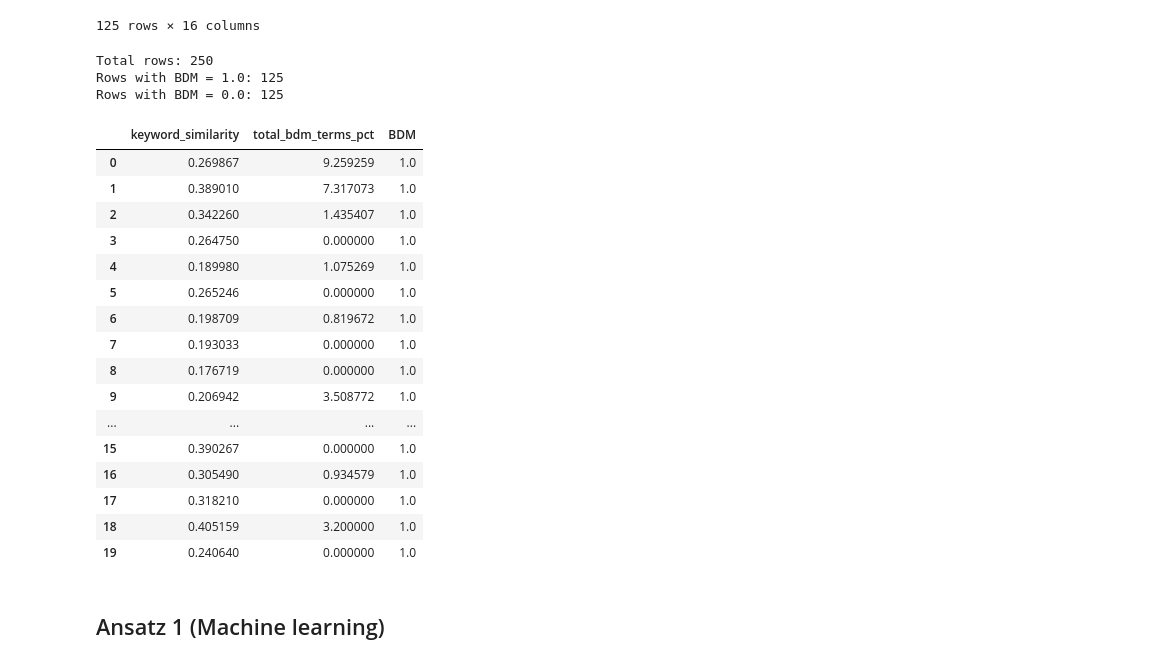
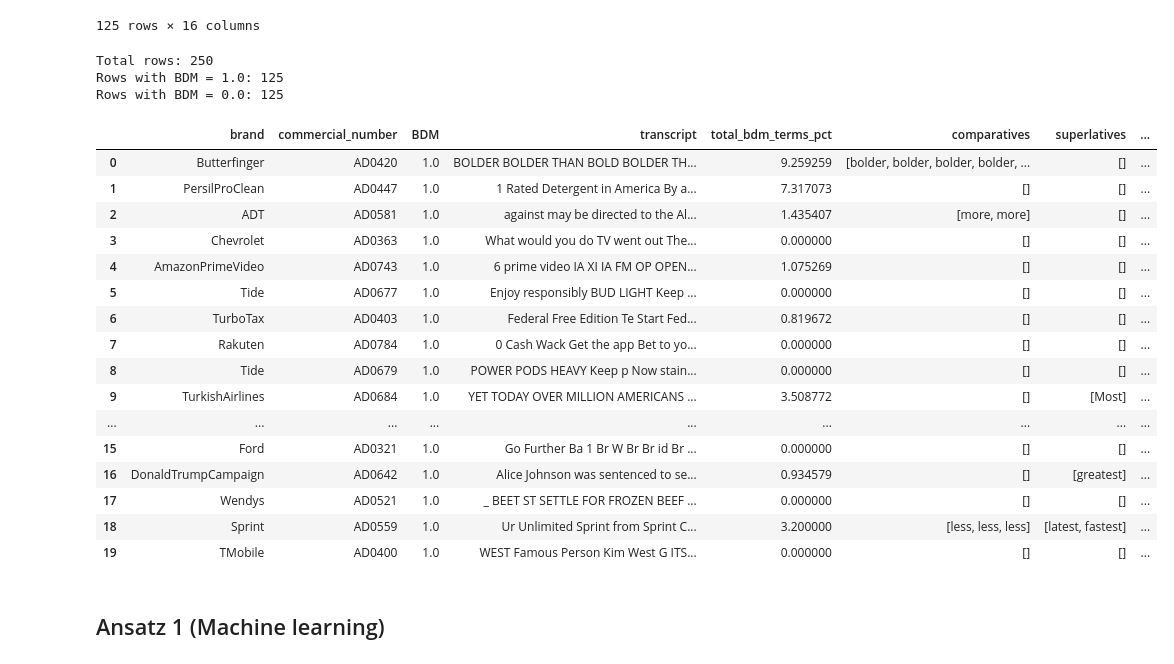
Before and after one commit to NilsLeo/Commercial-Brand-Differentiating-Message-Analysis, a Jupyter notebook: Neues_Projekt/BDM_Detection.ipynb, the cells around one changed output. Drawn from its saved outputs; the diff is of its cells as text; code cells hidden in the pictures.

```diff
--- a/Neues_Projekt/BDM_Detection.ipynb
+++ b/Neues_Projekt/BDM_Detection.ipynb
@@ -540,47 +568,46 @@ display(nice_df)
 # %%
 # Calculate the minimum number of samples in each group
 #
 min_samples = min(len(ad_df[ad_df['BDM'] == 1]), len(ad_df[ad_df['BDM'] == 0]))
 
 # Perform undersampling
 ad_df_balanced = pd.concat([
     ad_df[ad_df['BDM'] == 1].sample(n=min_samples, random_state=42),
     ad_df[ad_df['BDM'] == 0].sample(n=min_samples, random_state=42)
 ]).reset_index(drop=True)
 
 # Print the results
 print(f"Total rows: {len(ad_df_balanced)}")
 print(f"Rows with BDM = 1.0: {len(ad_df_balanced[ad_df_balanced['BDM'] == 1.0])}")
 print(f"Rows with BDM = 0.0: {len(ad_df_balanced[ad_df_balanced['BDM'] == 0.0])}")
 
 
 
 commercial_numbers = ad_df_balanced['commercial_number']
-ad_df_balanced = ad_df_balanced[['keyword_similarity', 'total_bdm_terms_pct', 'BDM']]
 
 
 ad_df_balanced.head(20)
 # %% [output]
 Total rows: 250
 Rows with BDM = 1.0: 125
 Rows with BDM = 0.0: 125
-|  | keyword_similarity | total_bdm_terms_pct | BDM |
-| 0 | 0.269867 | 9.259259 | 1.0 |
-| 1 | 0.389010 | 7.317073 | 1.0 |
-| 2 | 0.342260 | 1.435407 | 1.0 |
-| 3 | 0.264750 | 0.000000 | 1.0 |
-| 4 | 0.189980 | 1.075269 | 1.0 |
-| 5 | 0.265246 | 0.000000 | 1.0 |
-| 6 | 0.198709 | 0.819672 | 1.0 |
-| 7 | 0.193033 | 0.000000 | 1.0 |
-| 8 | 0.176719 | 0.000000 | 1.0 |
-| 9 | 0.206942 | 3.508772 | 1.0 |
-| ... | ... | ... | ... |
-| 15 | 0.390267 | 0.000000 | 1.0 |
-| 16 | 0.305490 | 0.934579 | 1.0 |
-| 17 | 0.318210 | 0.000000 | 1.0 |
-| 18 | 0.405159 | 3.200000 | 1.0 |
-| 19 | 0.240640 | 0.000000 | 1.0 |
+|  | brand | commercial_number | BDM | transcript | total_bdm_terms_pct | comparatives | superlatives | ... |
+| 0 | Butterfinger | AD0420 | 1.0 | BOLDER BOLDER THAN BOLD BOLDER TH... | 9.259259 | [bolder, bolder, bolder, bolder, ... | [] | ... |
+| 1 | PersilProClean | AD0447 | 1.0 | 1 Rated Detergent in America By a... | 7.317073 | [] | [] | ... |
+| 2 | ADT | AD0581 | 1.0 | against may be directed to the Al... | 1.435407 | [more, more] | [] | ... |
+| 3 | Chevrolet | AD0363 | 1.0 | What would you do TV went out The... | 0.000000 | [] | [] | ... |
+| 4 | AmazonPrimeVideo | AD0743 | 1.0 | 6 prime video IA XI IA FM OP OPEN... | 1.075269 | [] | [] | ... |
+| 5 | Tide | AD0677 | 1.0 | Enjoy responsibly BUD LIGHT Keep ... | 0.000000 | [] | [] | ... |
+| 6 | TurboTax | AD0403 | 1.0 | Federal Free Edition Te Start Fed... | 0.819672 | [] | [] | ... |
+| 7 | Rakuten | AD0784 | 1.0 | 0 Cash Wack Get the app Bet to yo... | 0.000000 | [] | [] | ... |
+| 8 | Tide | AD0679 | 1.0 | POWER PODS HEAVY Keep p Now stain... | 0.000000 | [] | [] | ... |
+| 9 | TurkishAirlines | AD0684 | 1.0 | YET TODAY OVER MILLION AMERICANS ... | 3.508772 | [] | [Most] | ... |
+| ... | ... | ... | ... | ... | ... | ... | ... | ... |
+| 15 | Ford | AD0321 | 1.0 | Go Further Ba 1 Br W Br Br id Br ... | 0.000000 | [] | [] | ... |
+| 16 | DonaldTrumpCampaign | AD0642 | 1.0 | Alice Johnson was sentenced to se... | 0.934579 | [] | [greatest] | ... |
+| 17 | Wendys | AD0521 | 1.0 | _ BEET ST SETTLE FOR FROZEN BEEF ... | 0.000000 | [] | [] | ... |
+| 18 | Sprint | AD0559 | 1.0 | Ur Unlimited Sprint from Sprint C... | 3.200000 | [less, less, less] | [latest, fastest] | ... |
+| 19 | TMobile | AD0400 | 1.0 | WEST Famous Person Kim West G ITS... | 0.000000 | [] | [] | ... |
 # %% [markdown]
 ## Ansatz 1 (Machine learning)
 # %%
```
Also changed, not shown: parts of 21 cells of this notebook.
